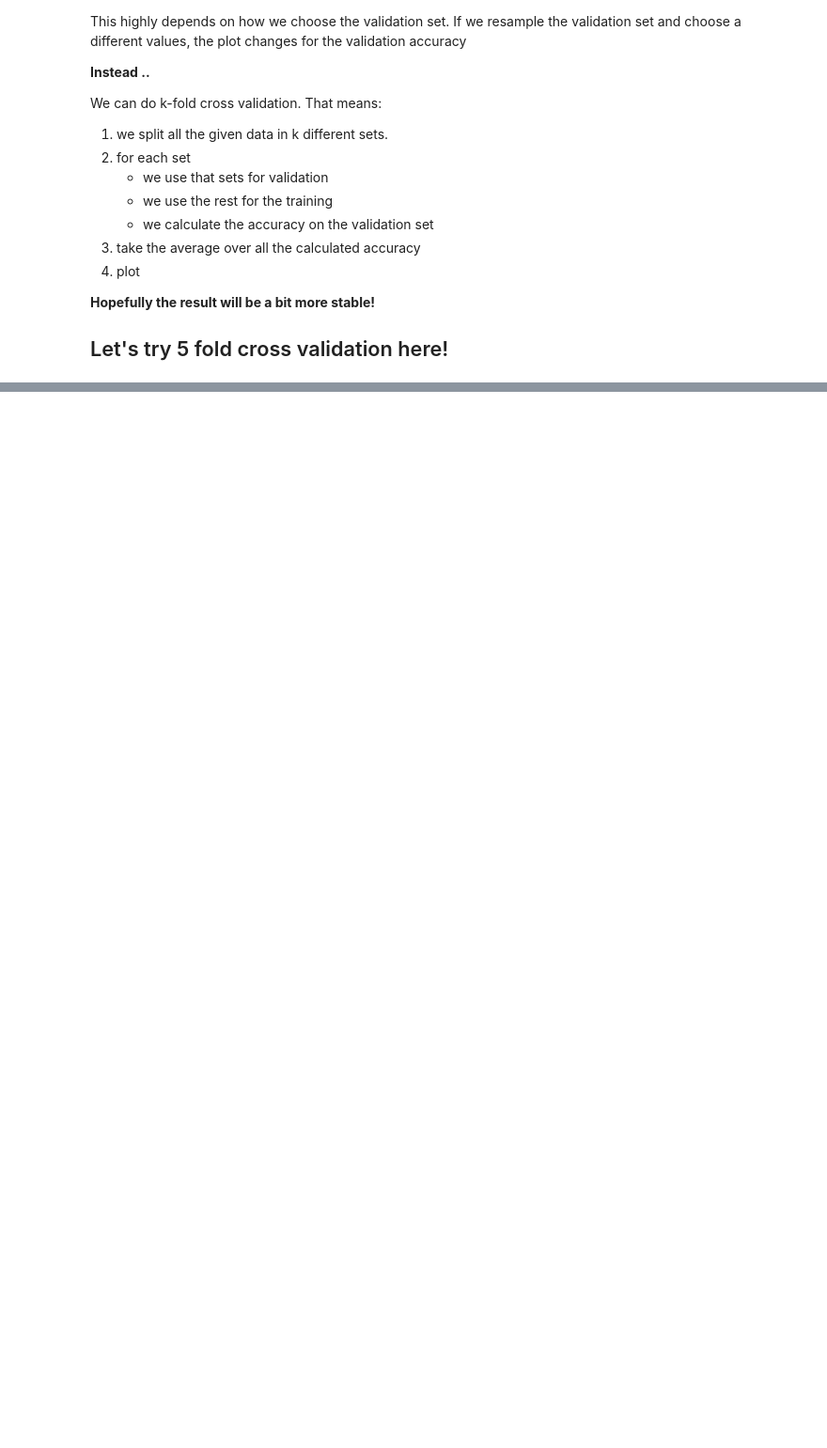
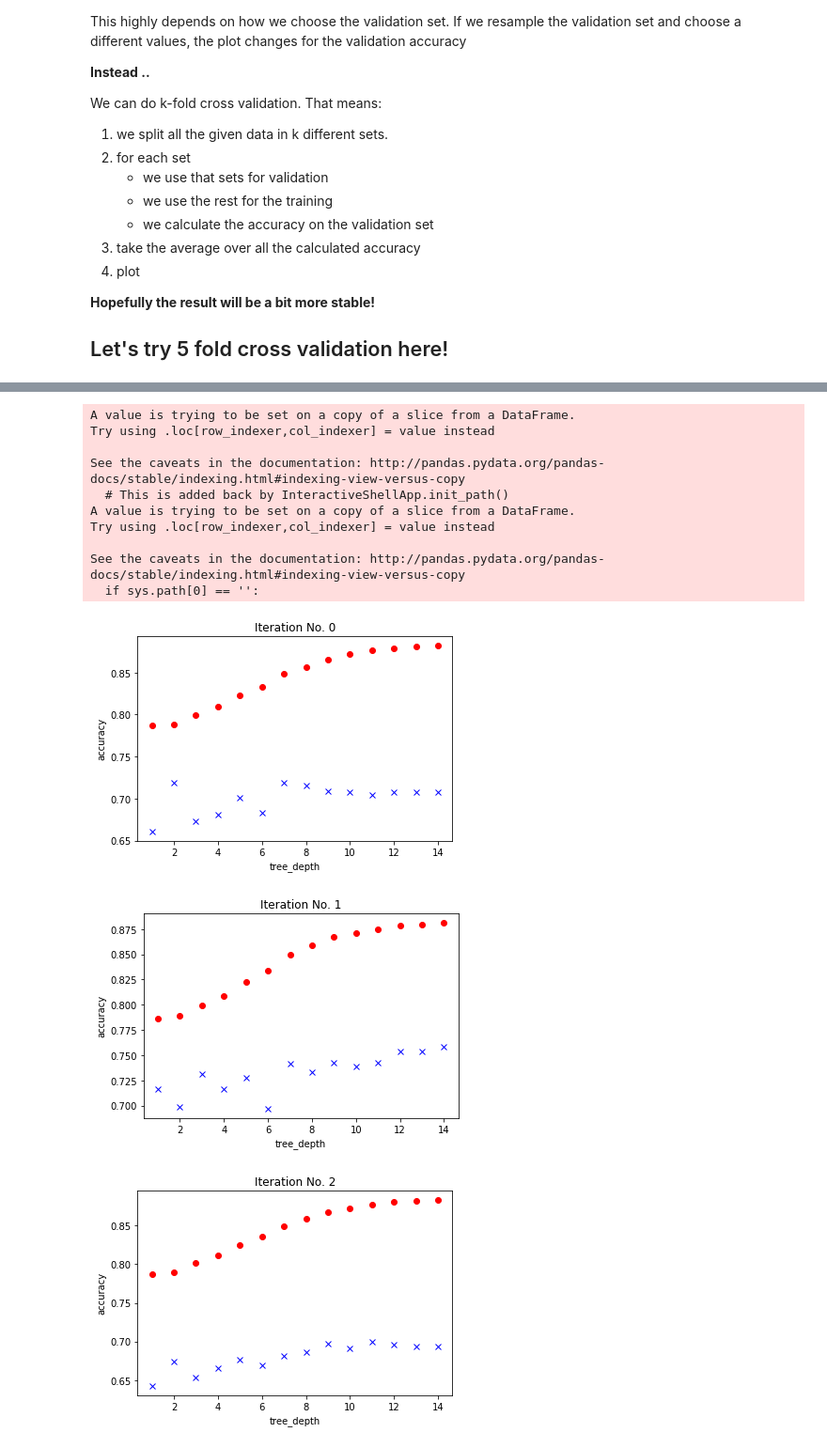
Before and after one commit to frankzl/titanic-kaggle-challenge, a Jupyter notebook: 01-Training-Validation-Testing.ipynb, the cells around one changed output, grey strips where cells are left out. Shown at 94% size. Drawn from its saved outputs; the diff is of its cells as text; code cells hidden in the pictures; blank space fills up the shorter version.

```diff
--- a/01-Training-Validation-Testing.ipynb
+++ b/01-Training-Validation-Testing.ipynb
@@ -191,0 +321,42 @@ def get_splits(data):
+# %%
+def run(it):
+    max_depths = list(range(1,15))
+
+    training_history = []
+    validation_history = []
+
+    training_set, _ = ex.load("data")
+
+    from sklearn.utils import shuffle
+    training_set = shuffle(training_set)
+
+    for i in max_depths:
+        training_acc, validation_acc = cross_validation_accuracy(training_set, 8, i)
+        training_history.append( training_acc )
+        validation_history.append( validation_acc )
+
+    figure()
+    plt.plot(max_depths, training_history, 'o', color='red')
+    plt.plot(max_depths, validation_history, 'x', color='blue')
+
+    plt.xlabel('tree_depth')
+    plt.ylabel('accuracy')
+    plt.title('Iteration No. ' + str(it))
+
+for i in range(0,10):
+    run(i)
+plt.show()
+# %% [output]
+A value is trying to be set on a copy of a slice from a DataFrame.
+Try using .loc[row_indexer,col_indexer] = value instead
+
+See the caveats in the documentation: http://pandas.pydata.org/pandas-docs/stable/indexing.html#indexing-view-versus-copy
+  # This is added back by InteractiveShellApp.init_path()
+A value is trying to be set on a copy of a slice from a DataFrame.
+Try using .loc[row_indexer,col_indexer] = value instead
+
+See the caveats in the documentation: http://pandas.pydata.org/pandas-docs/stable/indexing.html#indexing-view-versus-copy
+  if sys.path[0] == '':
+[figure, added]
+[figure, added]
+[figure, added]
```
Also changed, not shown: parts of 13 cells of this notebook.
